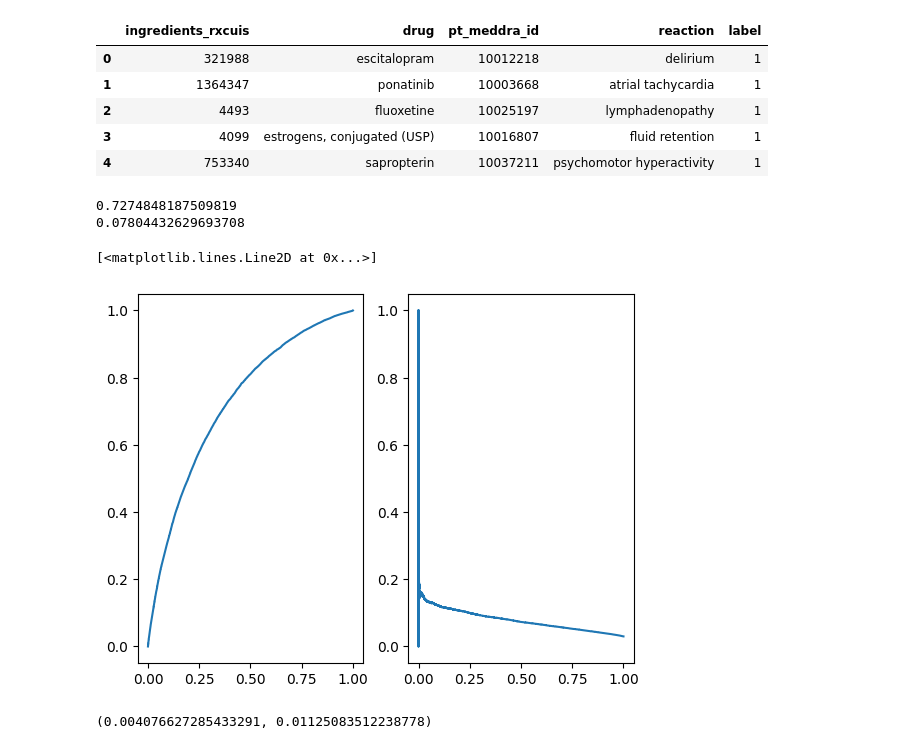
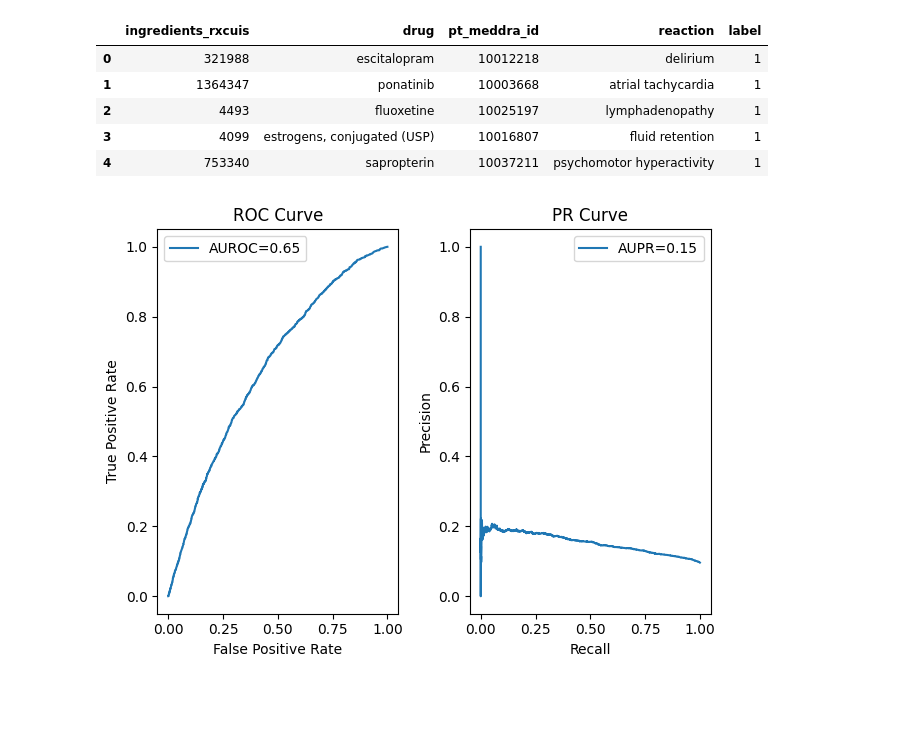
Before and after one commit to tatonetti-lab/offsides, a Jupyter notebook: notebooks/evaluate_performance_onsides.ipynb, the cells around one changed output. Saved outputs shown, nothing was run; the diff lists cells and outputs as text; code cells hidden in the pictures; blank space fills up the shorter version.

```diff
--- a/notebooks/evaluate_performance_onsides.ipynb
+++ b/notebooks/evaluate_performance_onsides.ipynb
@@ -6,8 +6,8 @@ from sklearn import metrics
 import matplotlib.pyplot as plt
 # %%
 start_year = 2004
-end_year = 2014
-pred_file = f'../results/{start_year}-{end_year}/hdpsm_nrep10_mratio5_drug_reaction_associations.csv'
+end_year = 2004
+pred_file = f'../results/{start_year}-{end_year}/hdpsm_nrep10_mratio5_maxsamp50000_drug_reaction_associations.csv'
 # %%
 preds = pd.read_csv(pred_file)
 preds['reaction'] = preds['reaction'].str.lower()
@@ -46,28 +46,34 @@ positive_df.head()
 # %%
 col = 'mean'
 rep = 1
 
 merged = pd.merge(preds, positive_df, on=['drug', 'reaction'], how='left')
 merged = merged[merged['replicate']==rep]
 merged['label'] = merged['label'].fillna(0)
 
-print(metrics.roc_auc_score(merged['label'], merged[col]))
-print(metrics.average_precision_score(merged['label'], merged[col]))
+auroc = metrics.roc_auc_score(merged['label'], merged[col])
+aupr = metrics.average_precision_score(merged['label'], merged[col])
 fpr, tpr, thresholds = metrics.roc_curve(merged['label'], merged[col], pos_label=1)
 plt.subplot(1,2,1)
-plt.plot(fpr, tpr)
+plt.plot(fpr, tpr, label=f"AUROC={auroc:.2f}")
+plt.title('ROC Curve')
+plt.xlabel('False Positive Rate')
+plt.ylabel('True Positive Rate')
+plt.legend()
 
 pr, re, th = metrics.precision_recall_curve(merged['label'], merged[col])
 plt.subplot(1,2,2)
-plt.plot(re, pr)
+plt.plot(re, pr, label=f"AUPR={aupr:.2f}")
+plt.title('PR Curve')
+plt.xlabel('Recall')
+plt.ylabel('Precision')
+
+plt.legend()
+plt.tight_layout()
+plt.savefig(f'../results/{start_year}-{end_year}/performance_roc_pr_curves_onsides.pdf')
 # %% [output]
-0.7274848187509819
-0.07804432629693708
-[<matplotlib.lines.Line2D at 0x...>]
-[figure, old version]
+[figure, new version]
 # %%
 neg = merged[col][merged['label']==0]
 pos = merged[col][merged['label']==1]
 neg.mean(), pos.mean()
-# %% [output]
-(0.004076627285433291, 0.01125083512238778)
```
Also changed, not shown: parts of 1 cell of this notebook, 9 other files.
